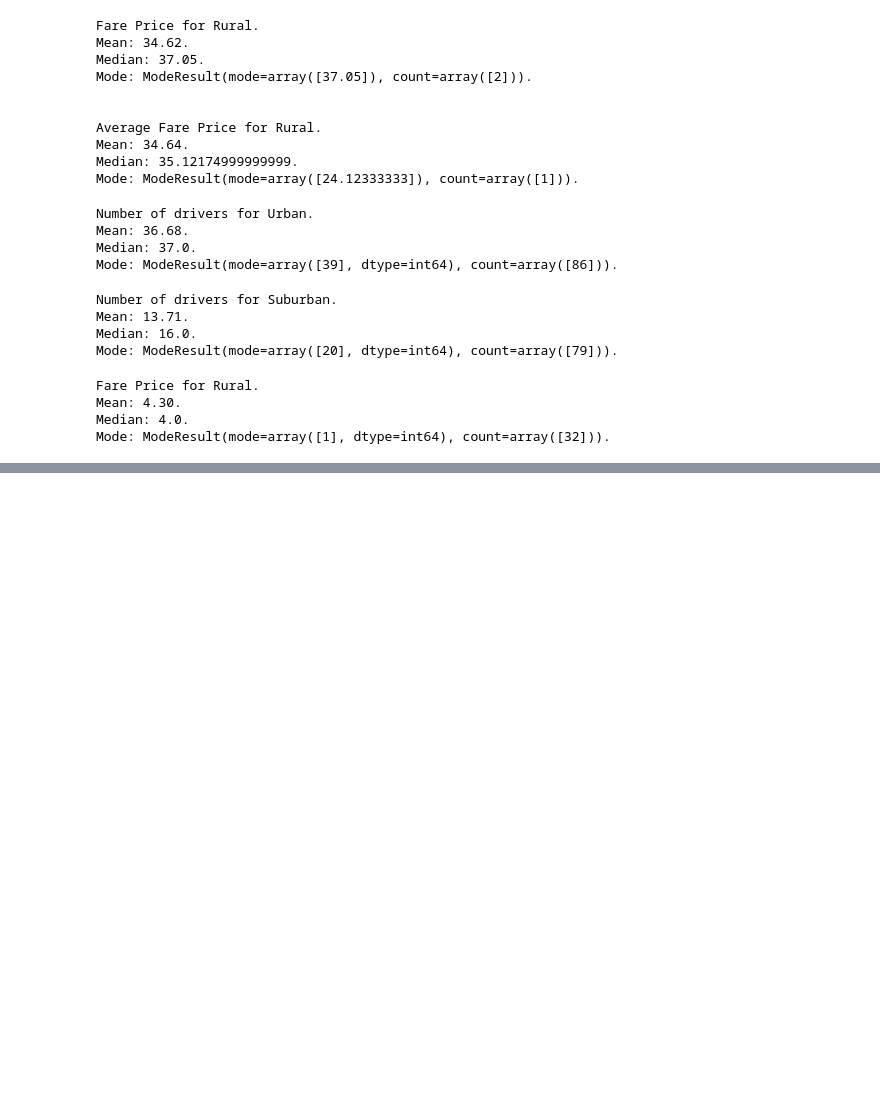
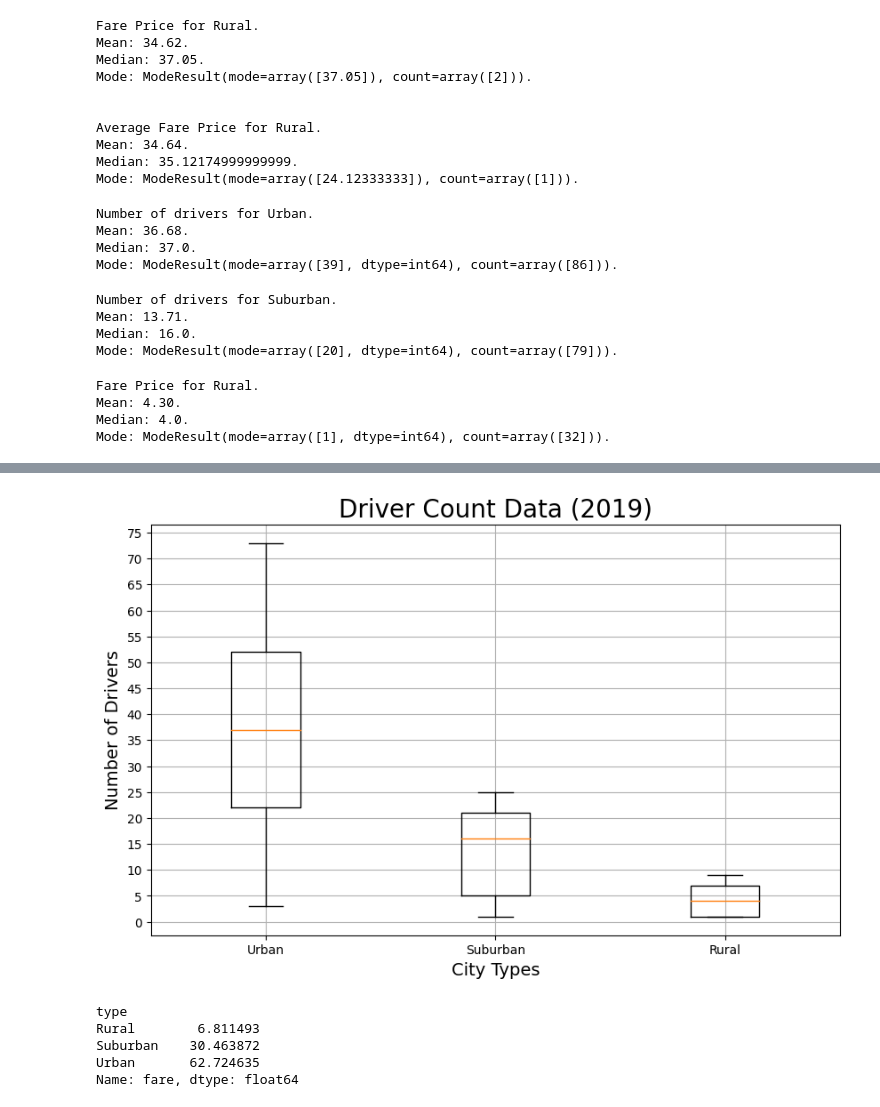
Before and after one commit to Ryndine/ride_sharing_analysis, a Jupyter notebook: rideshare_analysis.ipynb, the cells around one changed output, grey strips where cells are left out. Drawn from its saved outputs; the diff is of its cells as text; code cells hidden in the pictures; blank space fills up the shorter version.

```diff
--- a/rideshare_analysis.ipynb
+++ b/rideshare_analysis.ipynb
@@ -419,0 +437,26 @@ plt.show()
+# %%
+# B&W Plots for driver count
+x_labels = ['Urban', 'Suburban','Rural']
+fare_data = [urban_drivers, suburban_drivers, rural_drivers]
+fig, ax = plt.subplots(figsize=(10, 6))
+ax.set_title('Driver Count Data (2019)',fontsize=20)
+ax.set_ylabel('Number of Drivers',fontsize=14)
+ax.set_xlabel('City Types',fontsize=14)
+ax.boxplot(fare_data, labels=x_labels)
+ax.set_yticks(np.arange(0, 76, step=5.0))
+ax.grid()
+
+plt.savefig('Analysis/driver_count_data.png')
+plt.show()
+# %% [output]
+[figure, added]
+# %%
+# Percentages by type
+type_percents = 100 * merged_data_df.groupby(['type']).sum()['fare'] / merged_data_df['fare'].sum()
+type_percents
+# %% [output]
+type
+Rural        6.811493
+Suburban    30.463872
+Urban       62.724635
+Name: fare, dtype: float64
```
Also changed, not shown: parts of 13 cells of this notebook, 9 other files.
